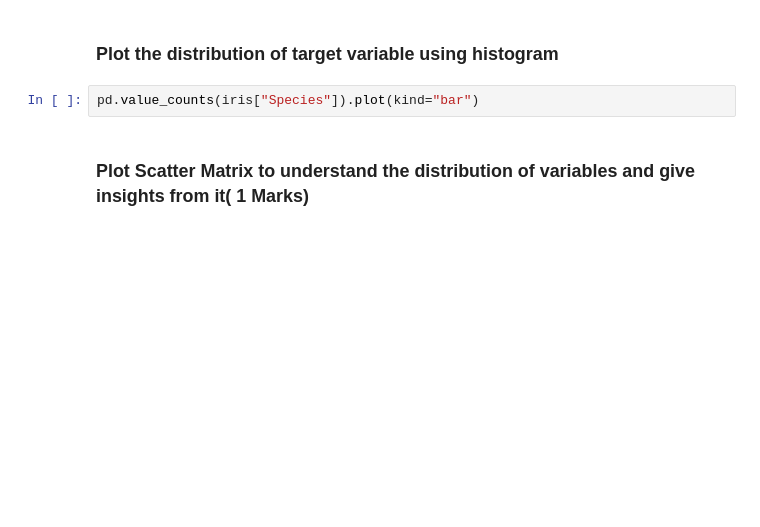
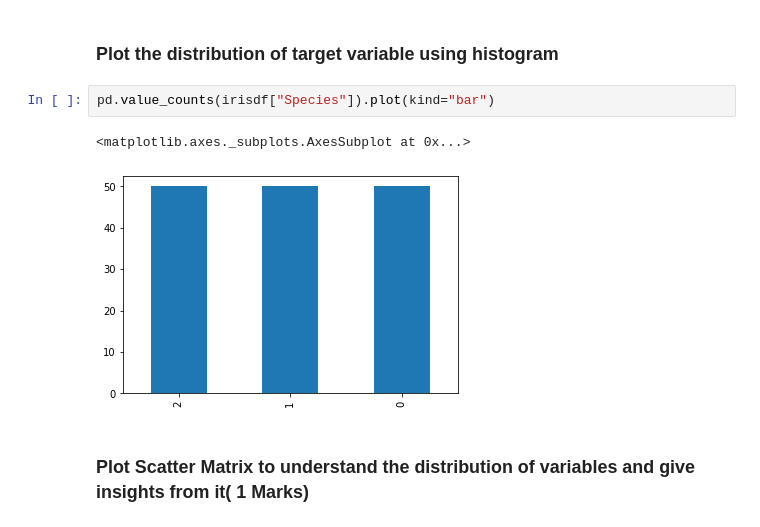
Before and after one commit to mohit19mahajan/aiml1, a Jupyter notebook: R3_External_Lab_Logistic_and_Naive_bayes_questions.ipynb, the cells around one changed output. Saved outputs shown, nothing was run; the diff lists cells and outputs as text; blank space fills up the shorter version.

```diff
--- a/R3_External_Lab_Logistic_and_Naive_bayes_questions.ipynb
+++ b/R3_External_Lab_Logistic_and_Naive_bayes_questions.ipynb
@@ -309,6 +346,9 @@ weighted avg       0.95      0.95      0.95        95
 # %% [markdown]
 ### Plot the distribution of target variable using histogram
 # %%
-pd.value_counts(iris["Species"]).plot(kind="bar")
+pd.value_counts(irisdf["Species"]).plot(kind="bar")
+# %% [output]
+<matplotlib.axes._subplots.AxesSubplot at 0x...>
+[figure, added]
 # %% [markdown]
 ### Plot Scatter Matrix to understand the distribution of variables and give insights from it( 1 Marks)
```
Also changed, not shown: parts of 24 cells of this notebook.
